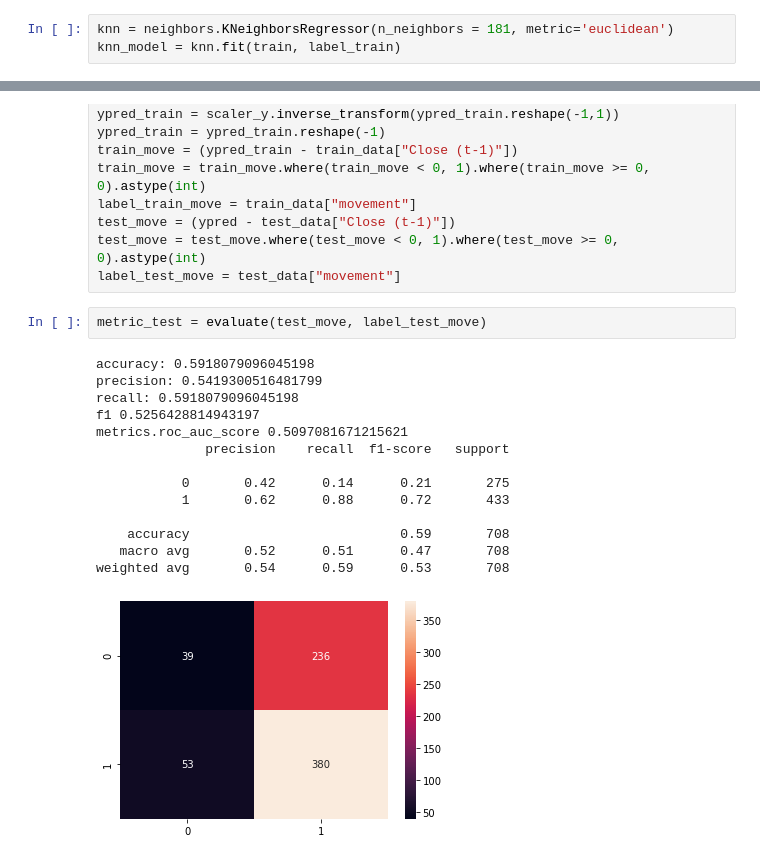
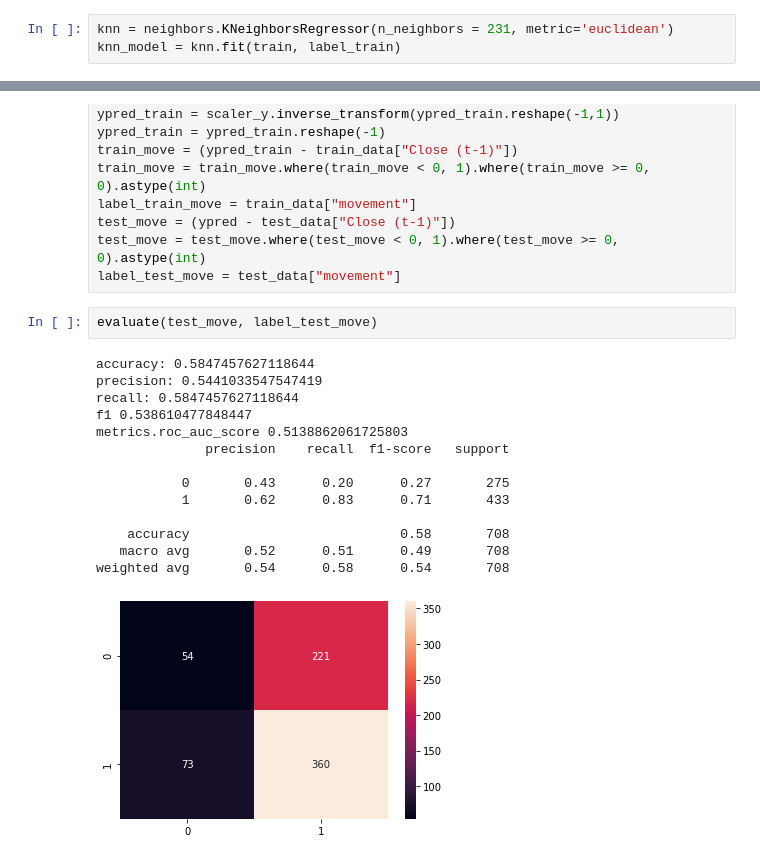
Before and after one commit to yuanxing-y/cs3244-project, a Jupyter notebook: KNN/KNN_Regressor.ipynb, the cells around one changed output, grey strips where cells are left out. Cells and saved outputs as stored; diff of their text form.

```diff
--- a/KNN/KNN_Regressor.ipynb
+++ b/KNN/KNN_Regressor.ipynb
@@ -48,7 +48,7 @@ def evaluate(test, label_test):
     classification = classification_report(label_test, predicted)
     print(classification)
 # %%
-knn = neighbors.KNeighborsRegressor(n_neighbors = 181, metric='euclidean')
+knn = neighbors.KNeighborsRegressor(n_neighbors = 231, metric='euclidean')
 knn_model = knn.fit(train, label_train)
 # %%
 print('kNN R-squared for training set: %f' % knn_model.score(train, label_train))
@@ -80,19 +80,19 @@ test_move = (ypred - test_data["Close (t-1)"])
 test_move = test_move.where(test_move < 0, 1).where(test_move >= 0, 0).astype(int)
 label_test_move = test_data["movement"]
 # %%
-metric_test = evaluate(test_move, label_test_move)
+evaluate(test_move, label_test_move)
 # %% [output]
-accuracy: 0.5918079096045198
-precision: 0.5419300516481799
-recall: 0.5918079096045198
-f1 0.5256428814943197
-metrics.roc_auc_score 0.5097081671215621
+accuracy: 0.5847457627118644
+precision: 0.5441033547547419
+recall: 0.5847457627118644
+f1 0.538610477848447
+metrics.roc_auc_score 0.5138862061725803
               precision    recall  f1-score   support
 
-           0       0.42      0.14      0.21       275
-           1       0.62      0.88      0.72       433
+           0       0.43      0.20      0.27       275
+           1       0.62      0.83      0.71       433
 
-    accuracy                           0.59       708
-   macro avg       0.52      0.51      0.47       708
-weighted avg       0.54      0.59      0.53       708
+    accuracy                           0.58       708
+   macro avg       0.52      0.51      0.49       708
+weighted avg       0.54      0.58      0.54       708
-[figure, old version]
+[figure, new version]
```
Also changed, not shown: parts of 17 cells of this notebook.
